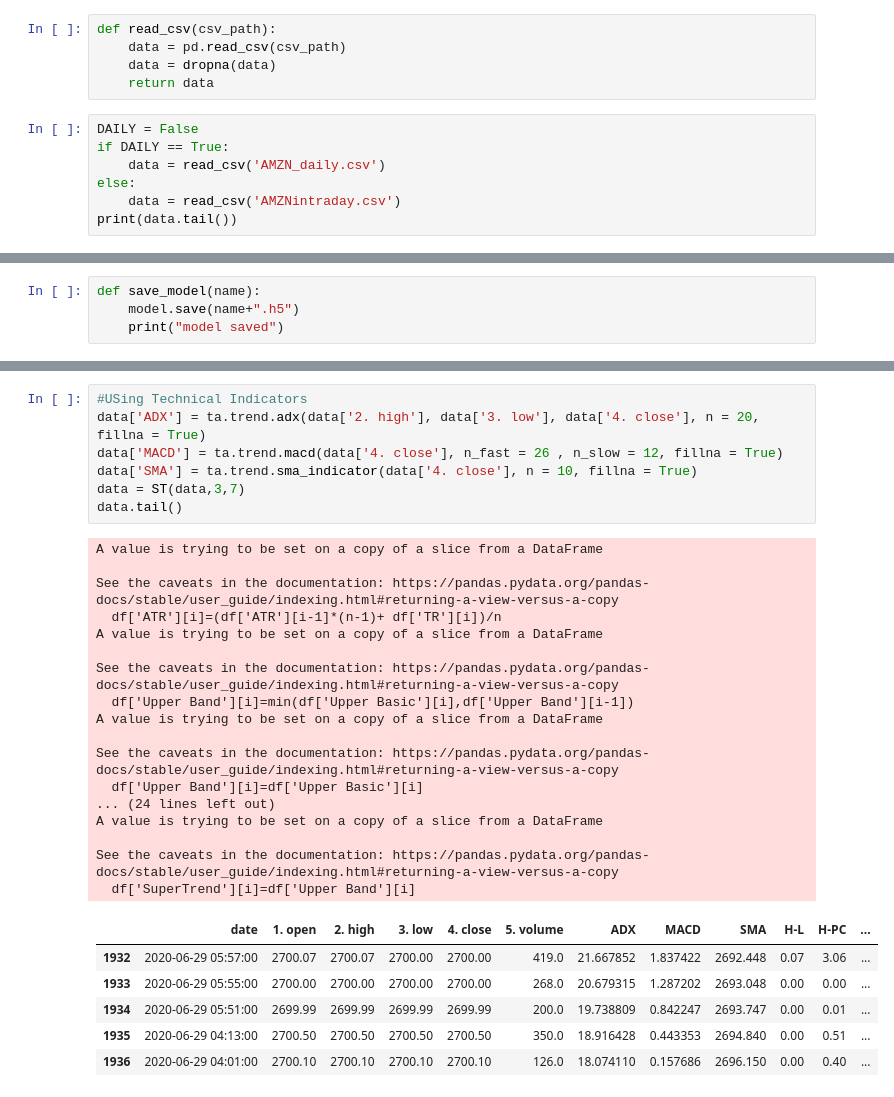
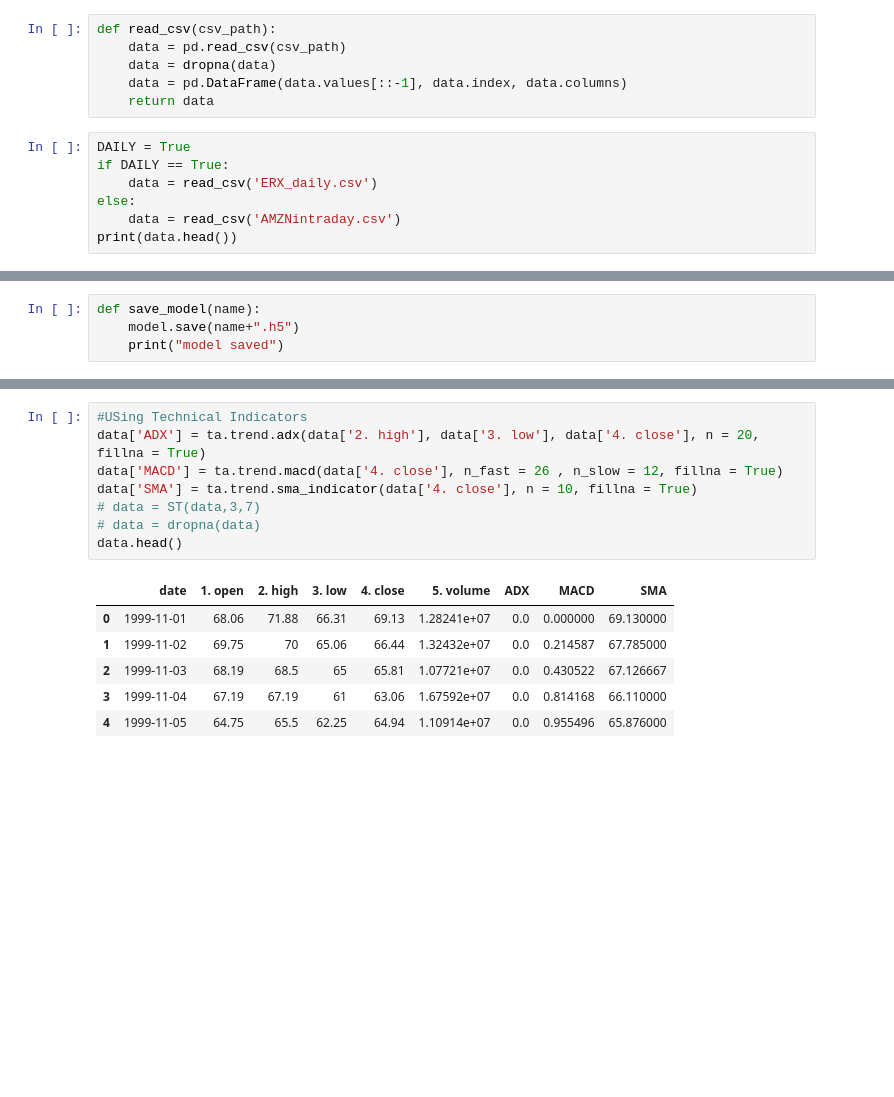
Before and after one commit to Aryan-jaiswal/StockPricePredictor, a Jupyter notebook: predictor.ipynb, the cells around one changed output, grey strips where cells are left out. Cells and saved outputs as stored; diff of their text form; blank space fills up the shorter version.

```diff
--- a/predictor.ipynb
+++ b/predictor.ipynb
@@ -18,12 +17,13 @@ Using Theano backend.
 def read_csv(csv_path):
     data = pd.read_csv(csv_path)
     data = dropna(data)
+    data = pd.DataFrame(data.values[::-1], data.index, data.columns)
     return data
 # %%
-DAILY = False
+DAILY = True
 if DAILY == True:
-    data = read_csv('AMZN_daily.csv')
+    data = read_csv('ERX_daily.csv')
 else:
     data = read_csv('AMZNintraday.csv')
-print(data.tail())
+print(data.head())
 # %% [output]
@@ -158,34 +194,18 @@ def save_model(name):
 # %%
 #USing Technical Indicators
 data['ADX'] = ta.trend.adx(data['2. high'], data['3. low'], data['4. close'], n = 20, fillna = True)
 data['MACD'] = ta.trend.macd(data['4. close'], n_fast = 26 , n_slow = 12, fillna = True)
 data['SMA'] = ta.trend.sma_indicator(data['4. close'], n = 10, fillna = True)
-data = ST(data,3,7)
-data.tail()
+# data = ST(data,3,7)
+# data = dropna(data)
+data.head()
 # %% [output]
-A value is trying to be set on a copy of a slice from a DataFrame
-
-See the caveats in the documentation: https://pandas.pydata.org/pandas-docs/stable/user_guide/indexing.html#returning-a-view-versus-a-copy
-  df['ATR'][i]=(df['ATR'][i-1]*(n-1)+ df['TR'][i])/n
-A value is trying to be set on a copy of a slice from a DataFrame
-
-See the caveats in the documentation: https://pandas.pydata.org/pandas-docs/stable/user_guide/indexing.html#returning-a-view-versus-a-copy
-  df['Upper Band'][i]=min(df['Upper Basic'][i],df['Upper Band'][i-1])
-A value is trying to be set on a copy of a slice from a DataFrame
-
-See the caveats in the documentation: https://pandas.pydata.org/pandas-docs/stable/user_guide/indexing.html#returning-a-view-versus-a-copy
-  df['Upper Band'][i]=df['Upper Basic'][i]
-... (24 lines left out)
-A value is trying to be set on a copy of a slice from a DataFrame
-
-See the caveats in the documentation: https://pandas.pydata.org/pandas-docs/stable/user_guide/indexing.html#returning-a-view-versus-a-copy
-  df['SuperTrend'][i]=df['Upper Band'][i]
-|  | date | 1. open | 2. high | 3. low | 4. close | 5. volume | ADX | MACD | SMA | H-L | H-PC | ... |
-| 1932 | 2020-06-29 05:57:00 | 2700.07 | 2700.07 | 2700.00 | 2700.00 | 419.0 | 21.667852 | 1.837422 | 2692.448 | 0.07 | 3.06 | ... |
-| 1933 | 2020-06-29 05:55:00 | 2700.00 | 2700.00 | 2700.00 | 2700.00 | 268.0 | 20.679315 | 1.287202 | 2693.048 | 0.00 | 0.00 | ... |
-| 1934 | 2020-06-29 05:51:00 | 2699.99 | 2699.99 | 2699.99 | 2699.99 | 200.0 | 19.738809 | 0.842247 | 2693.747 | 0.00 | 0.01 | ... |
-| 1935 | 2020-06-29 04:13:00 | 2700.50 | 2700.50 | 2700.50 | 2700.50 | 350.0 | 18.916428 | 0.443353 | 2694.840 | 0.00 | 0.51 | ... |
-| 1936 | 2020-06-29 04:01:00 | 2700.10 | 2700.10 | 2700.10 | 2700.10 | 126.0 | 18.074110 | 0.157686 | 2696.150 | 0.00 | 0.40 | ... |
+|  | date | 1. open | 2. high | 3. low | 4. close | 5. volume | ADX | MACD | SMA |
+| 0 | 1999-11-01 | 68.06 | 71.88 | 66.31 | 69.13 | 1.28241e+07 | 0.0 | 0.000000 | 69.130000 |
+| 1 | 1999-11-02 | 69.75 | 70 | 65.06 | 66.44 | 1.32432e+07 | 0.0 | 0.214587 | 67.785000 |
+| 2 | 1999-11-03 | 68.19 | 68.5 | 65 | 65.81 | 1.07721e+07 | 0.0 | 0.430522 | 67.126667 |
+| 3 | 1999-11-04 | 67.19 | 67.19 | 61 | 63.06 | 1.67592e+07 | 0.0 | 0.814168 | 66.110000 |
+| 4 | 1999-11-05 | 64.75 | 65.5 | 62.25 | 64.94 | 1.10914e+07 | 0.0 | 0.955496 | 65.876000 |
 # %%
 plt.figure(figsize = (20,10))
 plt.title('ADX Indicator',fontsize = 20)
```
Also changed, not shown: parts of 21 cells of this notebook.
